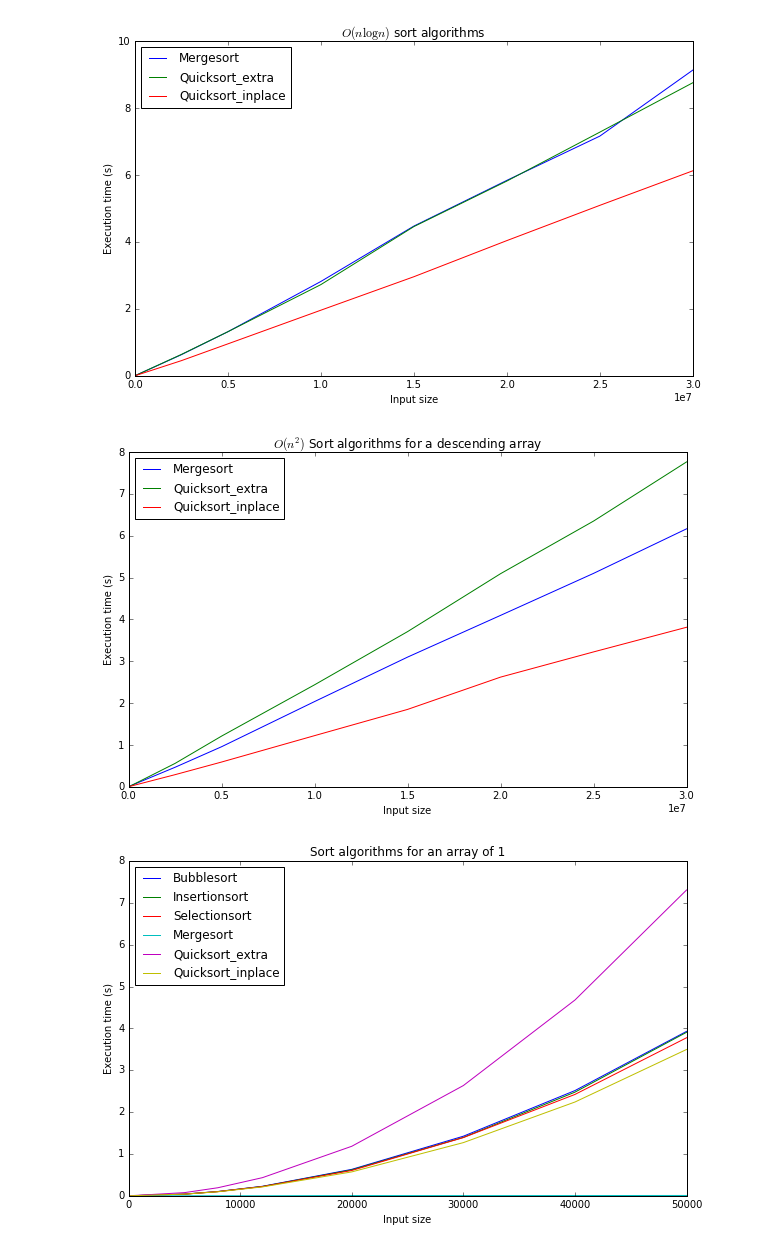
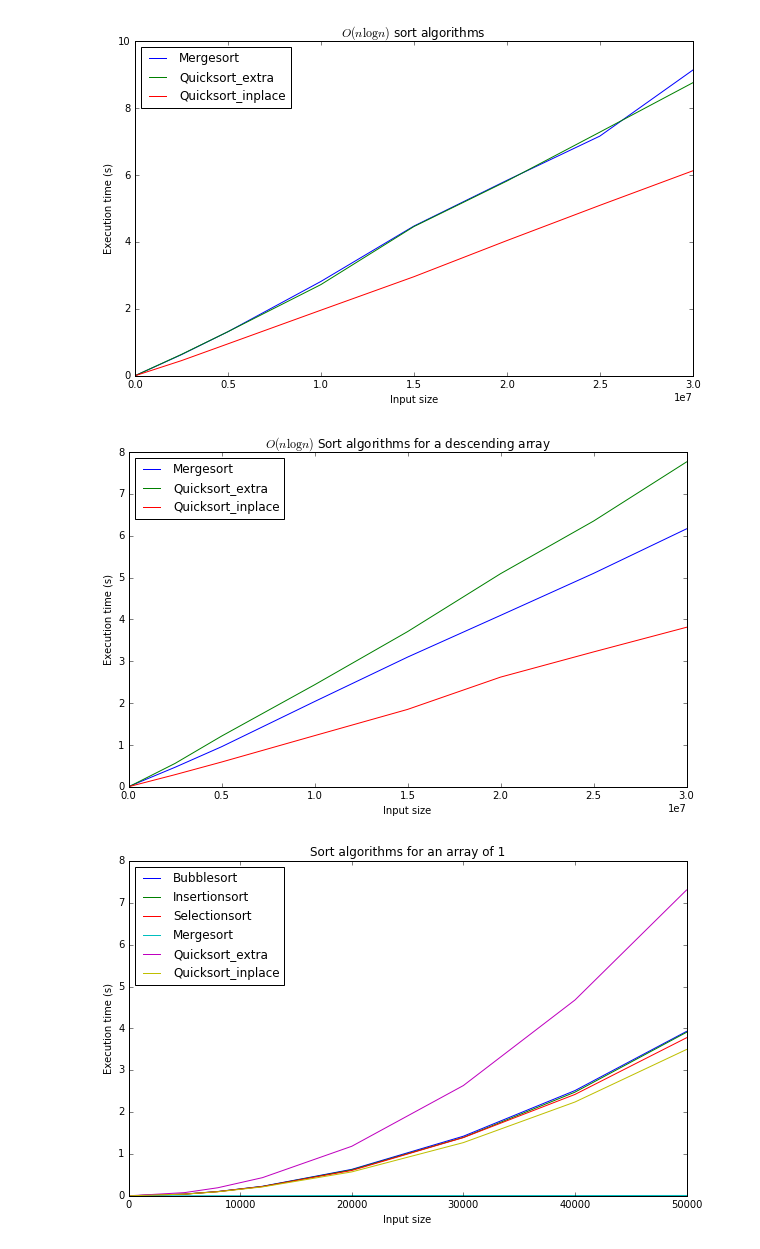
Before and after one commit to alexchen0428/DataStructure, a Jupyter notebook: a1/plot.ipynb, the cells around one changed output. Drawn from its saved outputs; the diff is of its cells as text; code cells hidden in the pictures.

```diff
--- a/a1/plot.ipynb
+++ b/a1/plot.ipynb
@@ -43,18 +43,18 @@ plt.show()
 # %%
 plt.figure(figsize=(10,6))
 for i in range(3,6):
     with open('reverse{}.out'.format(i), 'r') as f:
         data = f.read();
         time = data.split('\n')
         plt.plot(n, time[:-1])
 plt.legend(label[3:6], loc = 'upper left')
 plt.xlabel('Input size')
 plt.ylabel('Execution time (s)')
-plt.title('$O(n^2)$ Sort algorithms for a descending array')
+plt.title('$O(n\log n)$ Sort algorithms for a descending array')
 plt.savefig('reverse.jpg')
 plt.show()
 # %% [output]
-[figure, old version]
+[figure, new version]
 # %%
 plt.figure(figsize=(10,6))
 for i in range(6):
```
Also changed, not shown: 7 other files.
